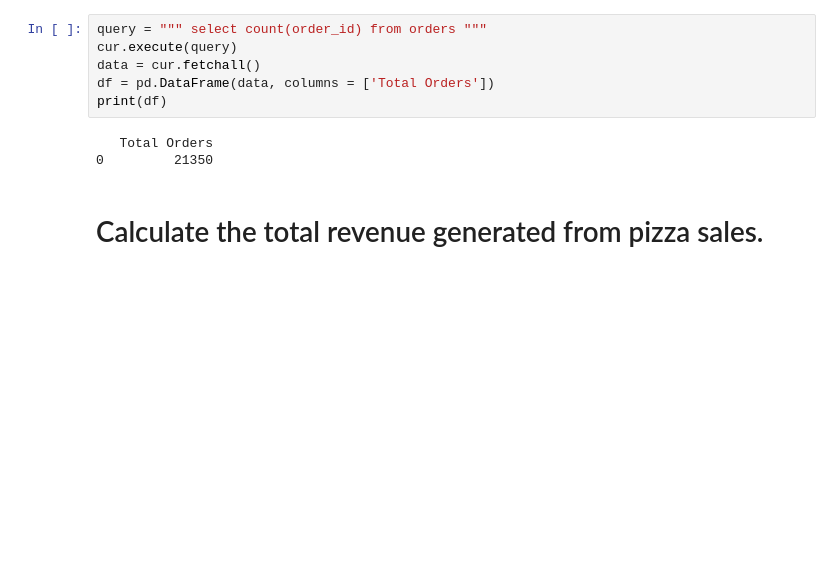
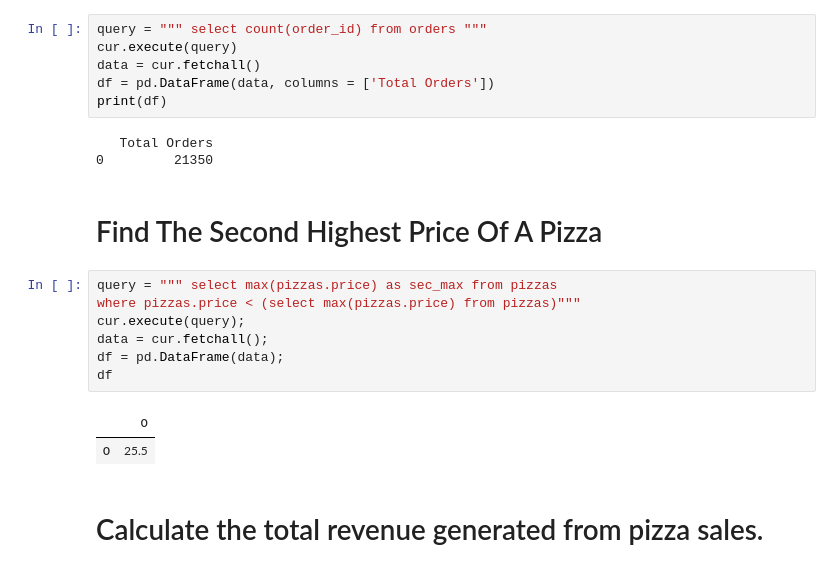
Before and after one commit to AftabQuant/Data-Analysis-Project, a Jupyter notebook: Pizza Sales Project/Pizzalytics.ipynb, the cells around one changed output. Saved outputs shown, nothing was run; the diff lists cells and outputs as text; blank space fills up the shorter version.

Commit message:
second max in MySQL

```diff
--- a/Pizza Sales Project/Pizzalytics.ipynb
+++ b/Pizza Sales Project/Pizzalytics.ipynb
@@ -20,6 +20,18 @@ print(df)
 # %% [output]
    Total Orders
 0         21350
+# %% [markdown]
+# Find The Second Highest Price Of A Pizza
+# %%
+query = """ select max(pizzas.price) as sec_max from pizzas
+where pizzas.price < (select max(pizzas.price) from pizzas)"""
+cur.execute(query);
+data = cur.fetchall();
+df = pd.DataFrame(data);
+df
+# %% [output]
+|  | 0 |
+| 0 | 25.5 |
 # %% [markdown]
 # Calculate the total revenue generated from pizza sales.
 # %%
```
Also changed, not shown: parts of 1 cell of this notebook.
